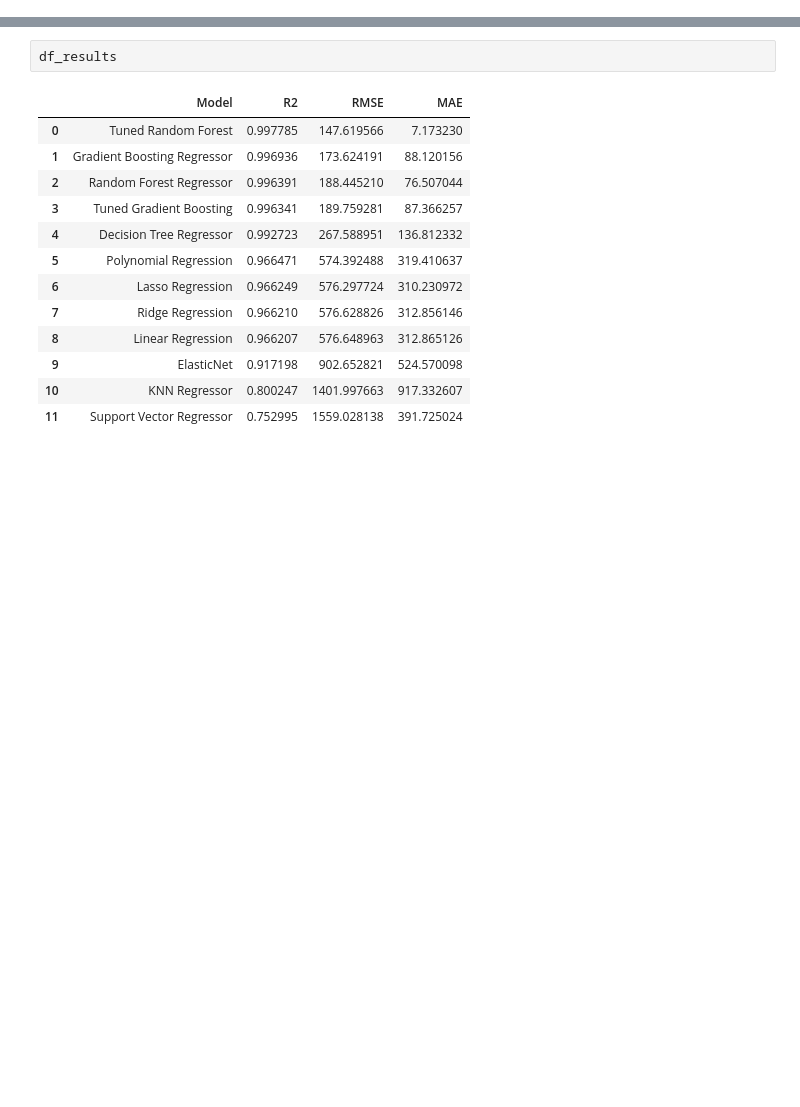
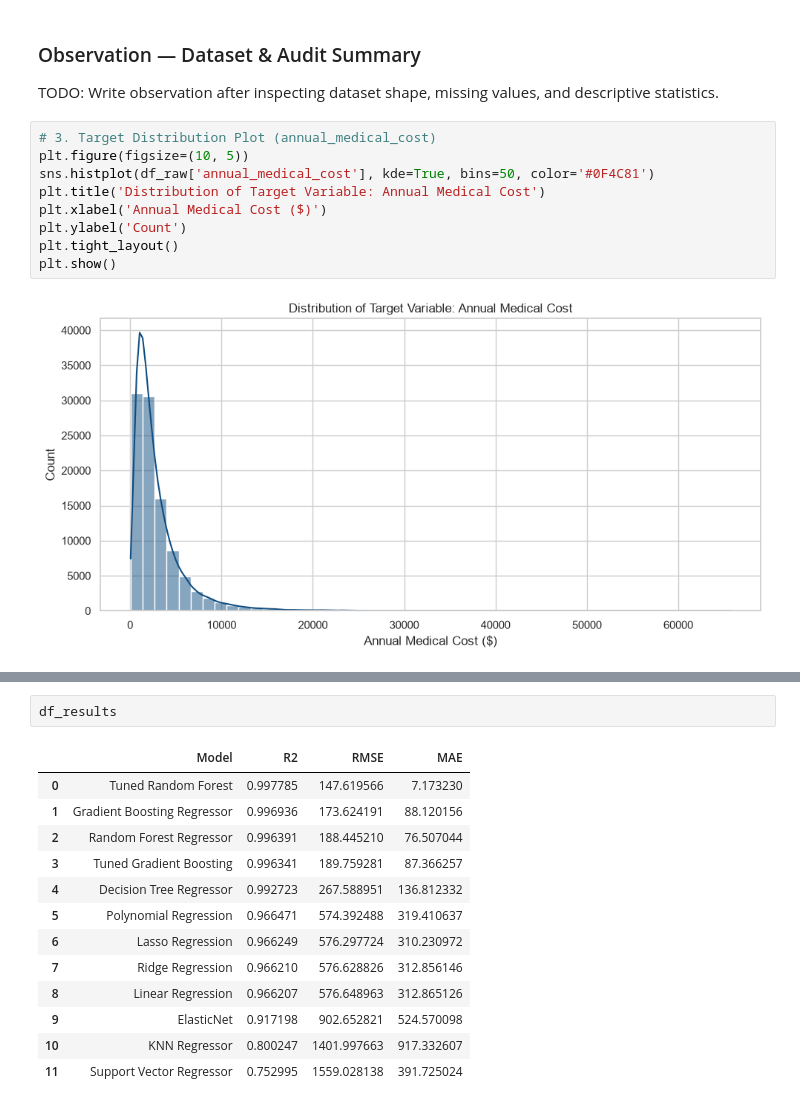
Before and after one commit to hemu1196/Healthcare-Insurance-Cost-Prediction, a Jupyter notebook: notebooks/regression.ipynb, the cells around one changed output, grey strips where cells are left out. Cells and saved outputs as stored; diff of their text form; blank space fills up the shorter version.

```diff
--- a/notebooks/regression.ipynb
+++ b/notebooks/regression.ipynb
@@ -190,0 +80,14 @@ We present the comparison table for all 10 algorithms ranked by R² score.
+# %% [markdown]
+### Observation — Dataset & Audit Summary
+TODO: Write observation after inspecting dataset shape, missing values, and descriptive statistics.
+# %%
+# 3. Target Distribution Plot (annual_medical_cost)
+plt.figure(figsize=(10, 5))
+sns.histplot(df_raw['annual_medical_cost'], kde=True, bins=50, color='#0F4C81')
+plt.title('Distribution of Target Variable: Annual Medical Cost')
+plt.xlabel('Annual Medical Cost ($)')
+plt.ylabel('Count')
+plt.tight_layout()
+plt.show()
+# %% [output]
+[figure, added]
```
Also changed, not shown: parts of 50 cells of this notebook, 6 other files.
